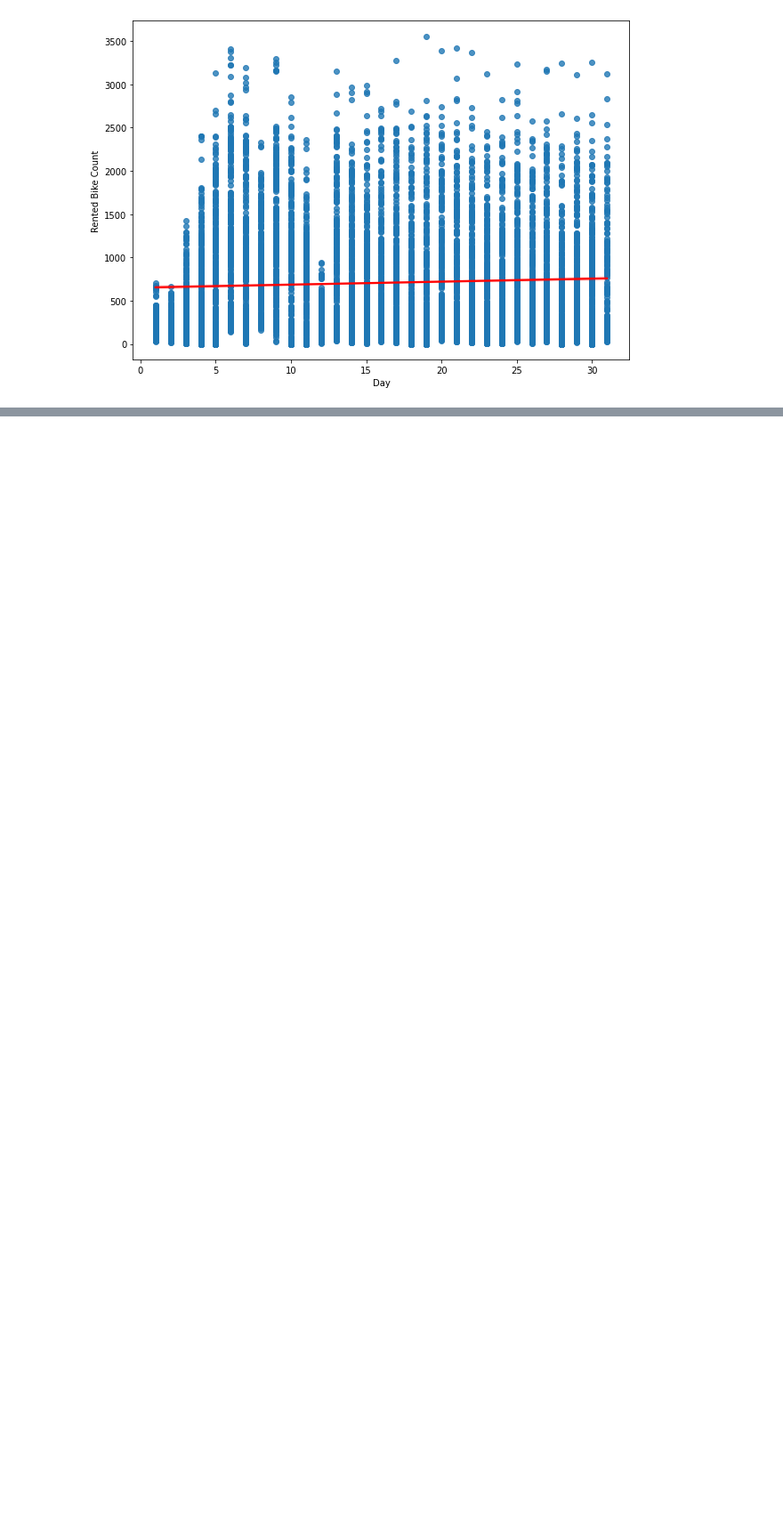
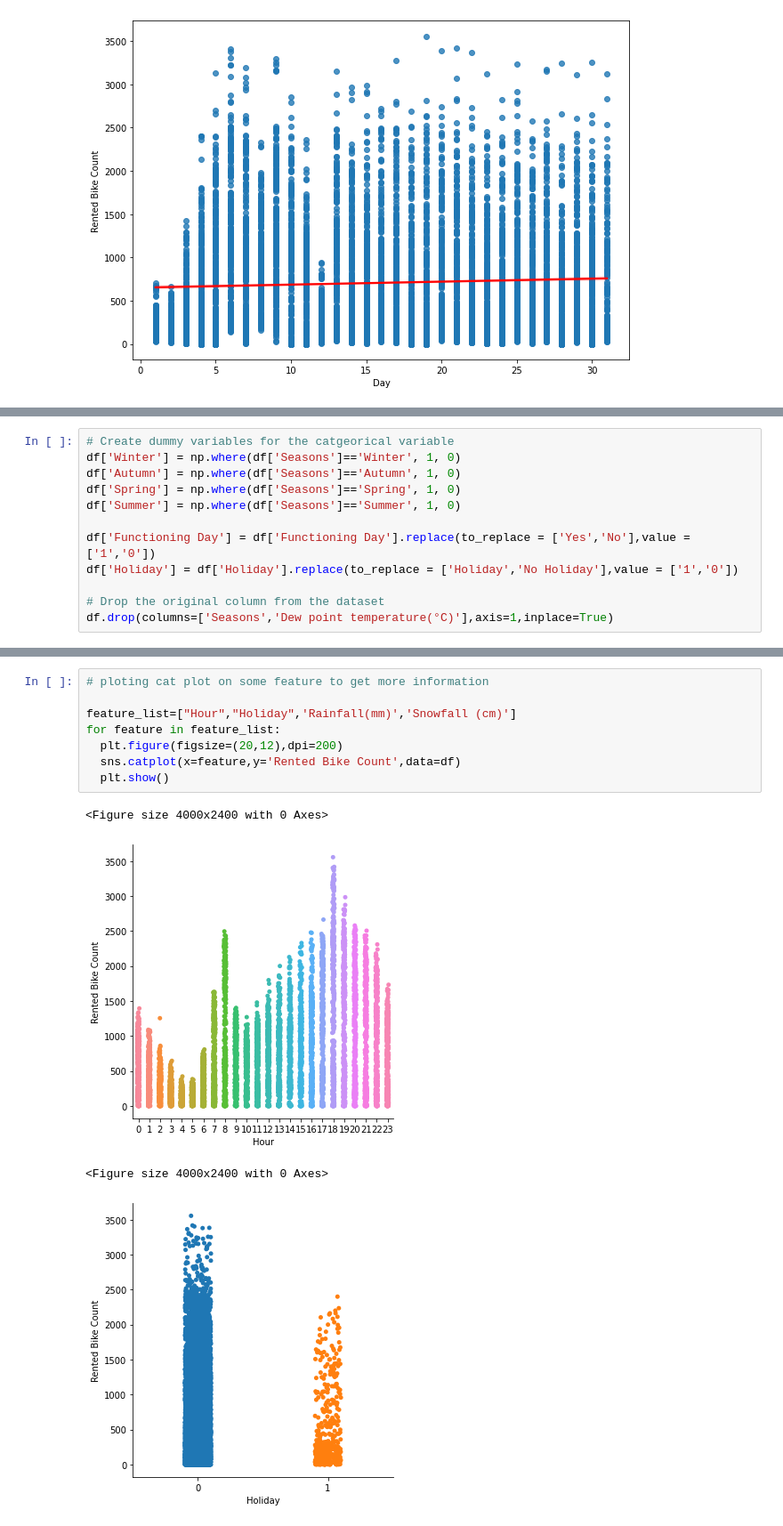
Before and after one commit to Hiteshlko1/Bike-sharing-demand-prediction, a Jupyter notebook: Bike_Sharing_Demand_Prediction_Capstone_Project_Hitesh_Verma.ipynb, the cells around one changed output, grey strips where cells are left out. Shown at 89% size. Saved outputs shown, nothing was run; the diff lists cells and outputs as text; blank space fills up the shorter version.

```diff
--- a/Bike_Sharing_Demand_Prediction_Capstone_Project_Hitesh_Verma.ipynb
+++ b/Bike_Sharing_Demand_Prediction_Capstone_Project_Hitesh_Verma.ipynb
@@ -336,0 +425,12 @@ for col in numeric_features[:]:
+# %%
+# Create dummy variables for the catgeorical variable
+df['Winter'] = np.where(df['Seasons']=='Winter', 1, 0)
+df['Autumn'] = np.where(df['Seasons']=='Autumn', 1, 0)
+df['Spring'] = np.where(df['Seasons']=='Spring', 1, 0)
+df['Summer'] = np.where(df['Seasons']=='Summer', 1, 0)
+
+df['Functioning Day'] = df['Functioning Day'].replace(to_replace = ['Yes','No'],value = ['1','0'])
+df['Holiday'] = df['Holiday'].replace(to_replace = ['Holiday','No Holiday'],value = ['1','0'])
+
+# Drop the original column from the dataset
+df.drop(columns=['Seasons','Dew point temperature(°C)'],axis=1,inplace=True)
@@ -336,0 +459,13 @@ for col in numeric_features[:]:
+# %%
+# ploting cat plot on some feature to get more information
+
+feature_list=["Hour","Holiday",'Rainfall(mm)','Snowfall (cm)']
+for feature in feature_list:
+  plt.figure(figsize=(20,12),dpi=200)
+  sns.catplot(x=feature,y='Rented Bike Count',data=df)
+  plt.show()
+# %% [output]
+<Figure size 4000x2400 with 0 Axes>
+[figure, added]
+<Figure size 4000x2400 with 0 Axes>
+[figure, added]
```
Also changed, not shown: parts of 16 cells of this notebook.
